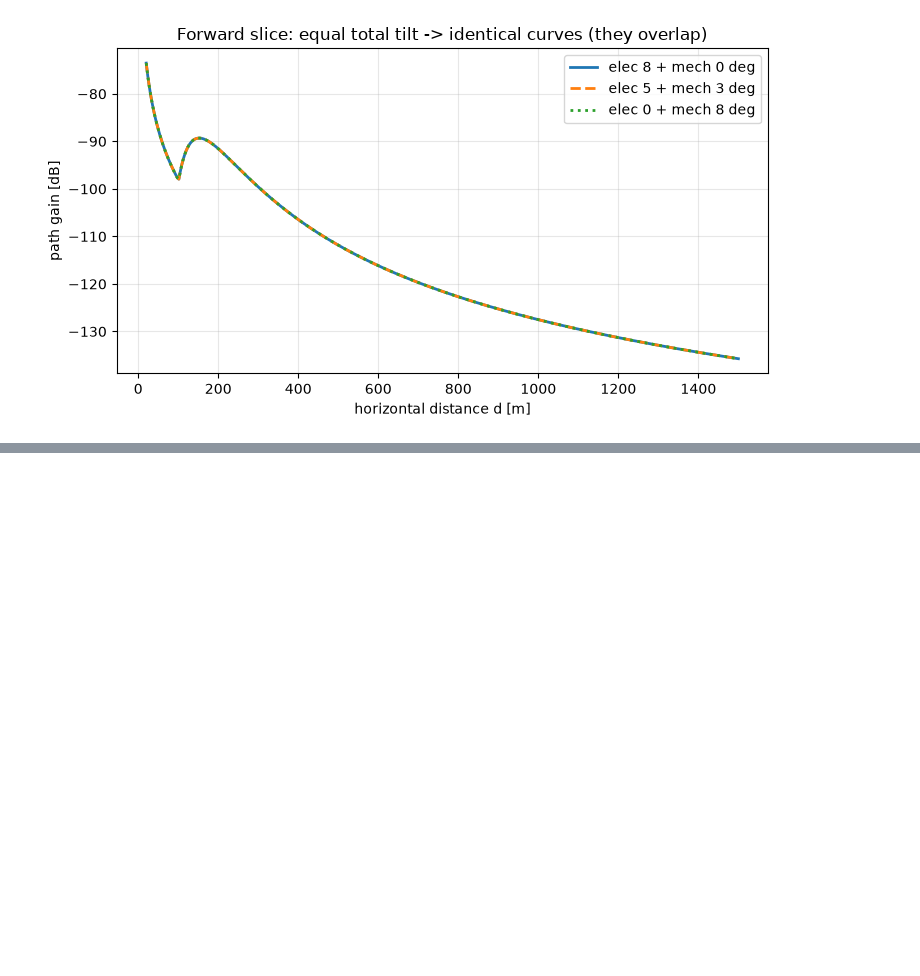
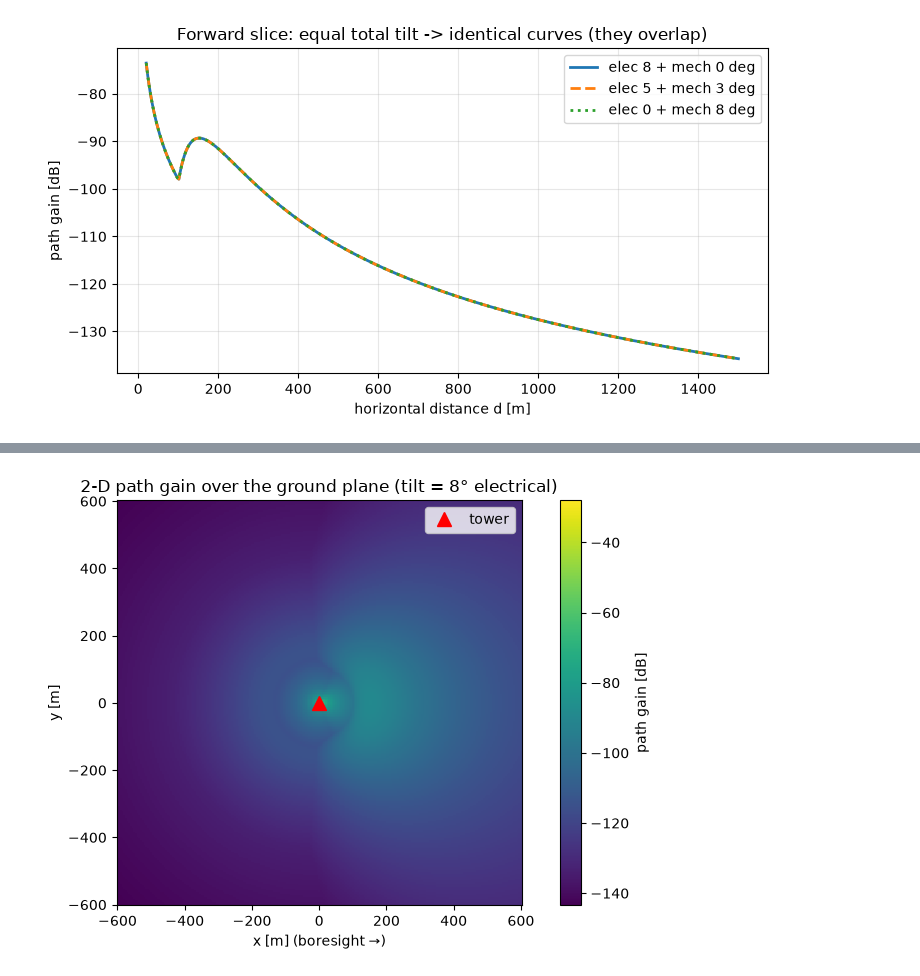
Before and after one commit to Rom5Leo/Telecom_Optimization, a Jupyter notebook: notebooks/antenna_tilt/01_one_antenna.ipynb, the cells around one changed output, grey strips where cells are left out. Drawn from its saved outputs; the diff is of its cells as text; code cells hidden in the pictures; blank space fills up the shorter version.

```diff
--- a/notebooks/antenna_tilt/01_one_antenna.ipynb
+++ b/notebooks/antenna_tilt/01_one_antenna.ipynb
@@ -423,0 +490,20 @@ plt.tight_layout(); plt.show()
+# %%
+# The 2-D spatial radio model: path gain over the ground plane (boresight along +x).
+xs = np.linspace(-600, 600, 241); ys = np.linspace(-600, 600, 241)
+X, Y = np.meshgrid(xs, ys)
+dist = np.sqrt(X**2 + Y**2)
+azg = np.degrees(np.arctan2(Y, X))     # azimuth of each ground point from boresight (+x)
+tilt_e = 8.0
+
+# path gain at every grid point. path_gain_2d_db is scalar -> evaluate over the grid.
+G = np.vectorize(lambda dd, aa: path_gain_2d_db(dd, aa, tilt_e, 0.0))(np.maximum(dist, 1.0), azg)
+
+fig, ax = plt.subplots(figsize=(8, 5))
+im = ax.pcolormesh(X, Y, G, shading="auto", cmap="viridis")
+ax.plot(0, 0, "r^", ms=10, label="tower")
+ax.set_aspect("equal"); ax.set_xlabel("x [m] (boresight →)"); ax.set_ylabel("y [m]")
+ax.set_title(f"2-D path gain over the ground plane (tilt = {tilt_e:.0f}° electrical)")
+fig.colorbar(im, label="path gain [dB]"); ax.legend(loc="upper right")
+plt.tight_layout(); plt.show()
+# %% [output]
+[figure, added]
```
Also changed, not shown: parts of 4 cells of this notebook, 4 other files.
